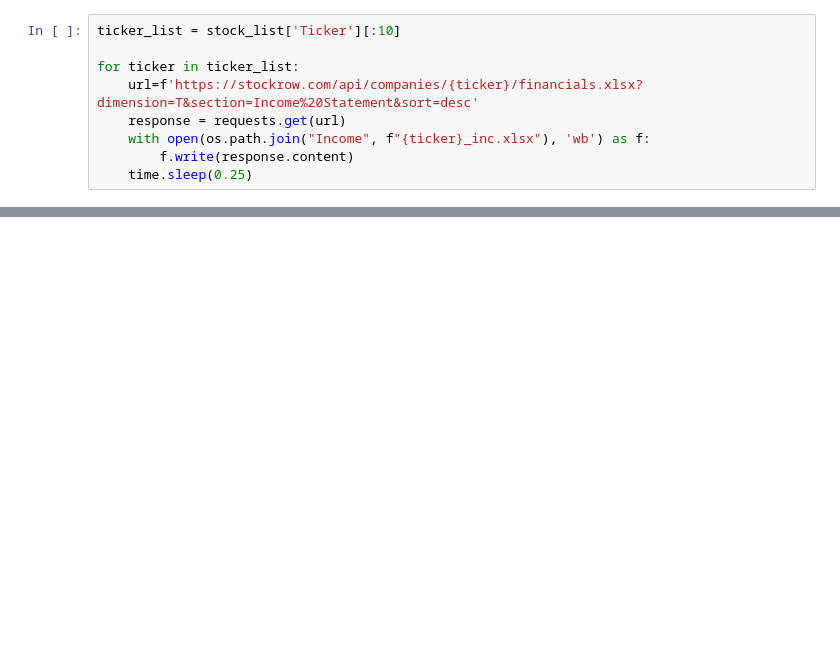
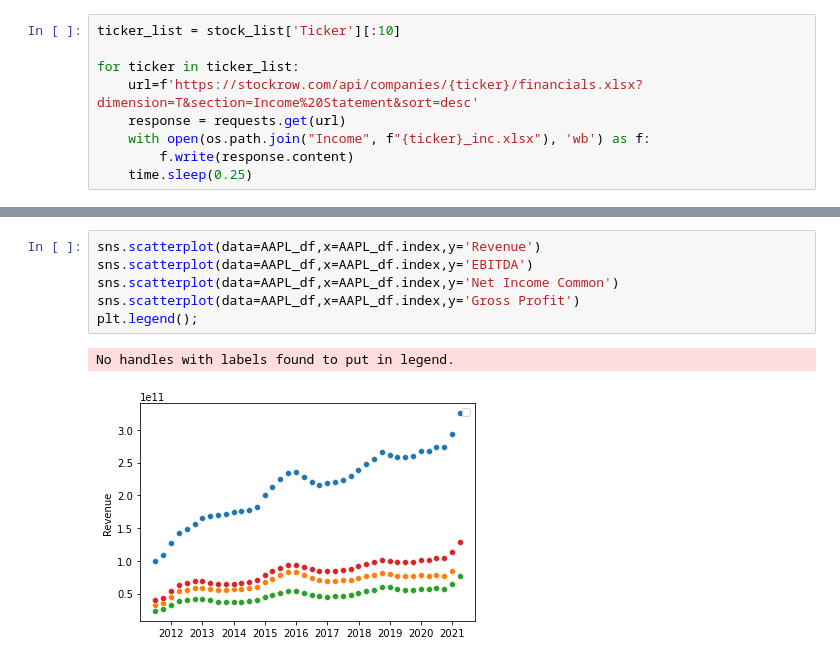
Before and after one commit to sfreagin/SEC_testing, a Jupyter notebook: pulling_stockrow.ipynb, the cells around one changed output, grey strips where cells are left out. Saved outputs shown, nothing was run; the diff lists cells and outputs as text; blank space fills up the shorter version.

```diff
--- a/pulling_stockrow.ipynb
+++ b/pulling_stockrow.ipynb
@@ -72,0 +149,9 @@ AAPL_df
+# %%
+sns.scatterplot(data=AAPL_df,x=AAPL_df.index,y='Revenue')
+sns.scatterplot(data=AAPL_df,x=AAPL_df.index,y='EBITDA')
+sns.scatterplot(data=AAPL_df,x=AAPL_df.index,y='Net Income Common')
+sns.scatterplot(data=AAPL_df,x=AAPL_df.index,y='Gross Profit')
+plt.legend();
+# %% [output]
+No handles with labels found to put in legend.
+[figure, added]
```
Also changed, not shown: parts of 11 cells of this notebook.
